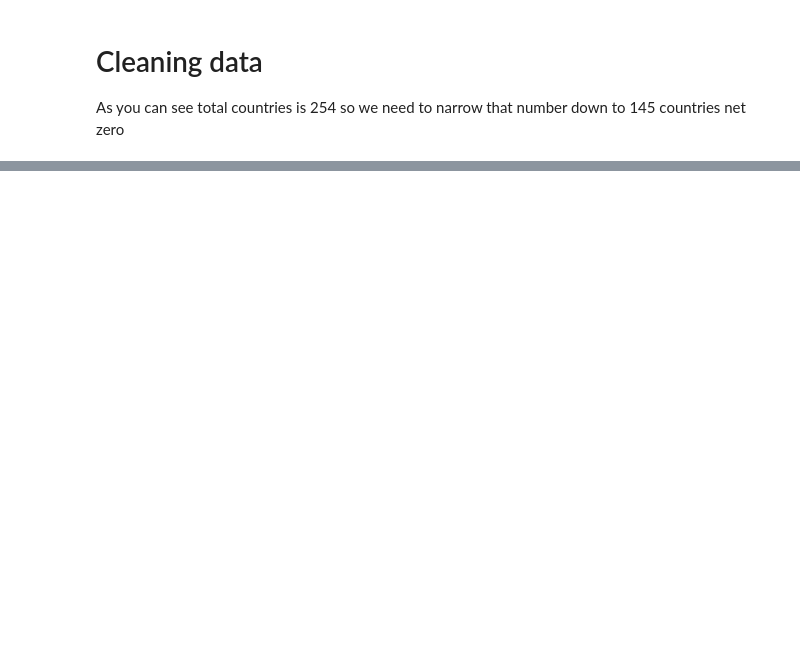
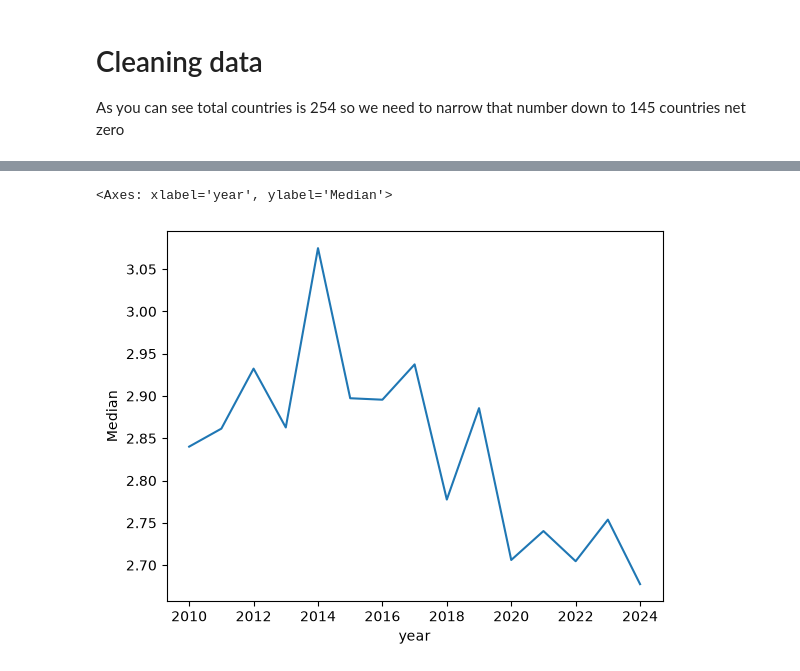
Before and after one commit to n22tk05/Net-Zero-Carbon-Emissions, a Jupyter notebook: clean.ipynb, the cells around one changed output, grey strips where cells are left out. Cells and saved outputs as stored; diff of their text form; code cells hidden in the pictures; blank space fills up the shorter version.

```diff
--- a/clean.ipynb
+++ b/clean.ipynb
@@ -148,0 +396,9 @@ df['country'].unique().tolist()
+# %%
+cols = ['country_code', 'year', 'ef_per_capita']
+c = master_df[cols]
+line_df =  c.groupby('year')['ef_per_capita'].median().reset_index(name='Median')
+
+sns.lineplot(data=line_df, x='year', y='Median')
+# %% [output]
+<Axes: xlabel='year', ylabel='Median'>
+[figure, added]
```
Also changed, not shown: parts of 17 cells of this notebook, 2 other files.
